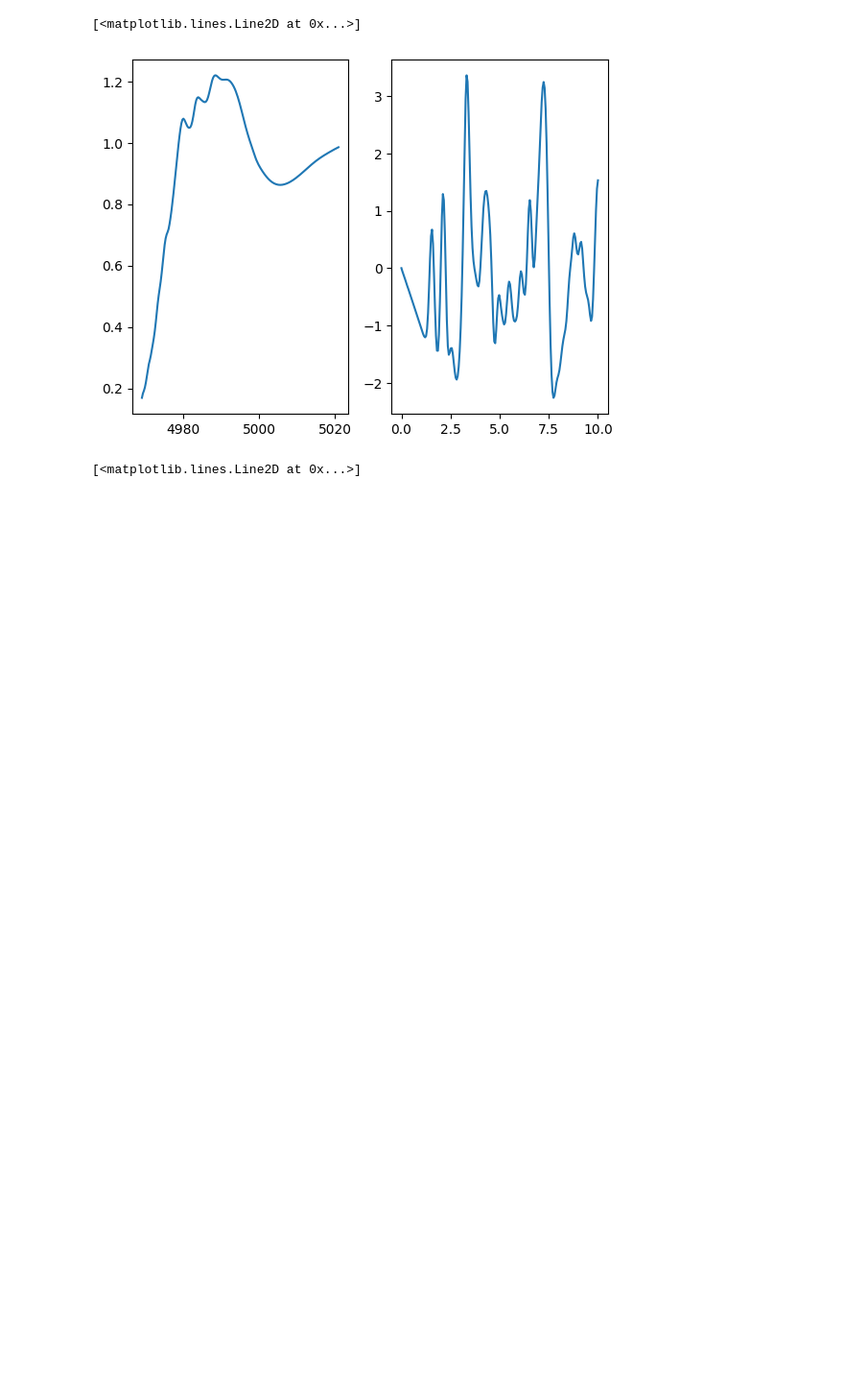
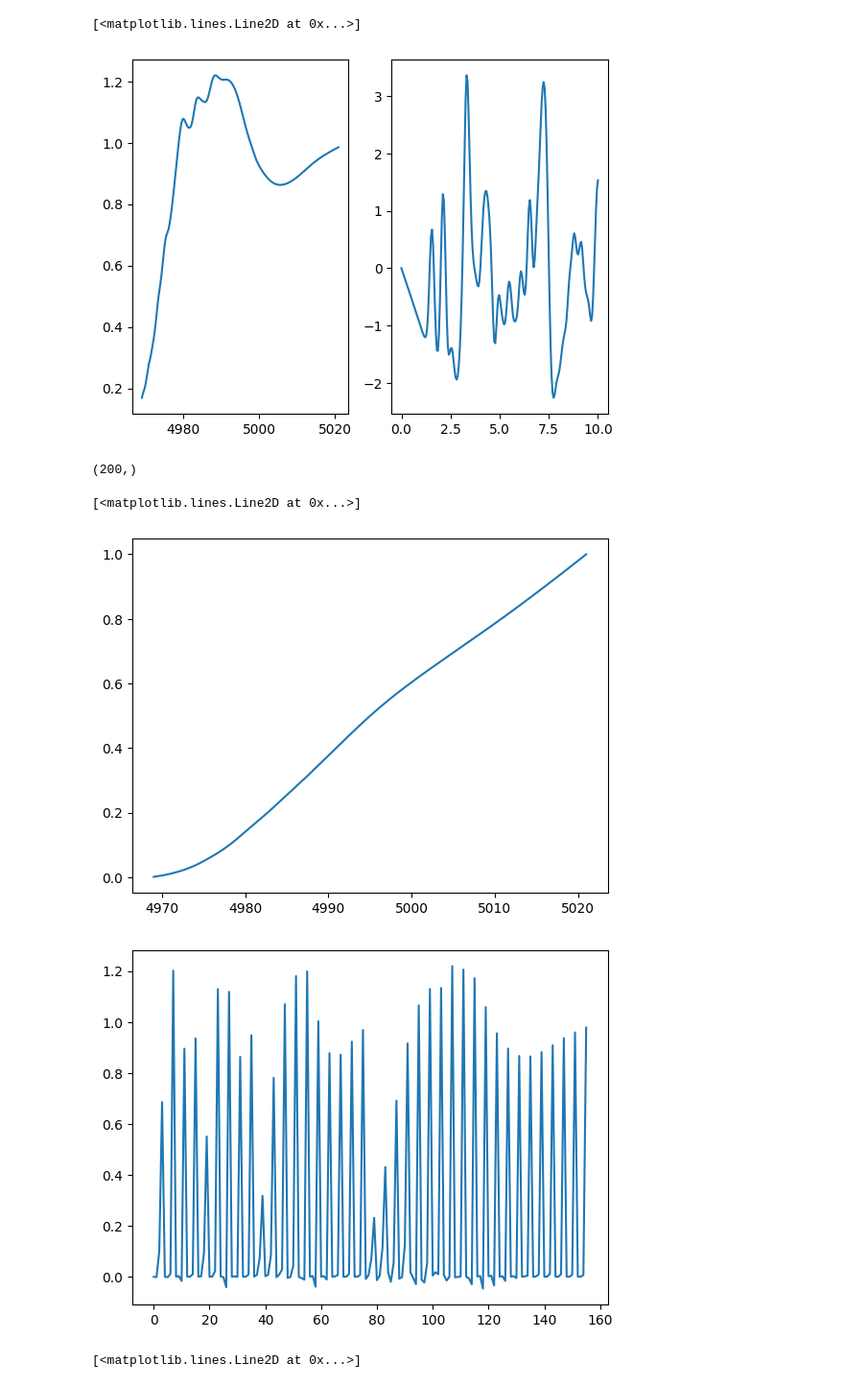
Before and after one commit to TRI-AMDD/spectrascope, a Jupyter notebook: examples/example1.ipynb, the cells around one changed output. Shown: that part at 96% size. Cells and saved outputs as stored; diff of their text form; code cells hidden in the pictures; blank space fills up the shorter version.

```diff
--- a/examples/example1.ipynb
+++ b/examples/example1.ipynb
@@ -31,3 +29,21 @@ ax2.plot(ss.pdf_xaxis, ss.pdf_pointwise_features[0])
 # %% [output]
 [<matplotlib.lines.Line2D at 0x...>]
 [figure]
+# %%
+col = 'xanes'
+spec = getattr(ss, f"{col}_pointwise_features")[0]
+temp = spectral_features(ss.xanes_xaxis, spec)
+# %%
+temp.__getattribute__('cdf').__call__()
+x, y = temp.__getattribute__('plot_cdf').__call__()
+plt.plot(x,y)
+
+temp.__getattribute__('polynomial_featuresall').__call__()
+x, y = temp.__getattribute__('plot_polynomial_featuresall').__call__()
+plt.figure()
+plt.plot(x,y)
+# %% [output]
+(200,)
+[<matplotlib.lines.Line2D at 0x...>]
+[figure, added]
+[figure, added]
```
Also changed, not shown: parts of 12 cells of this notebook, 2 other files.
